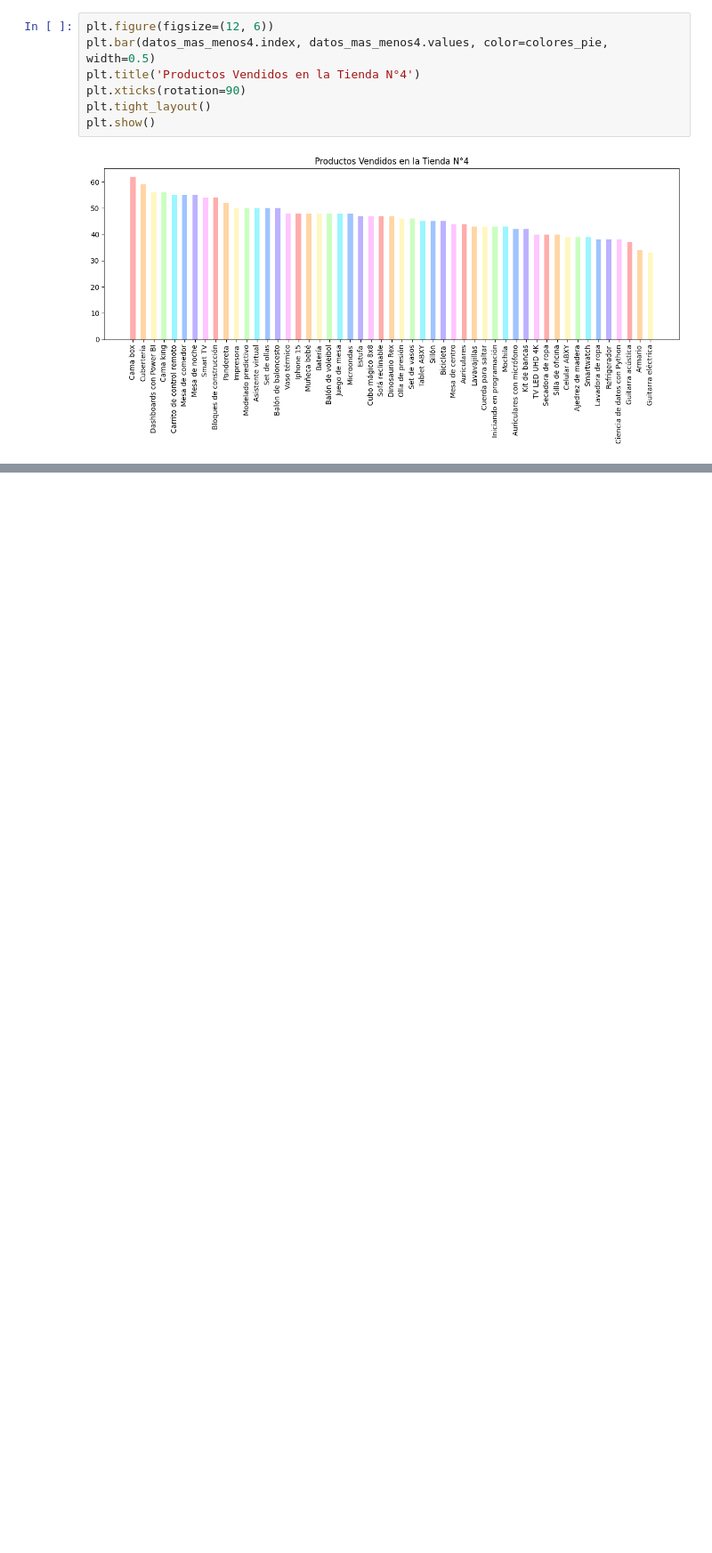
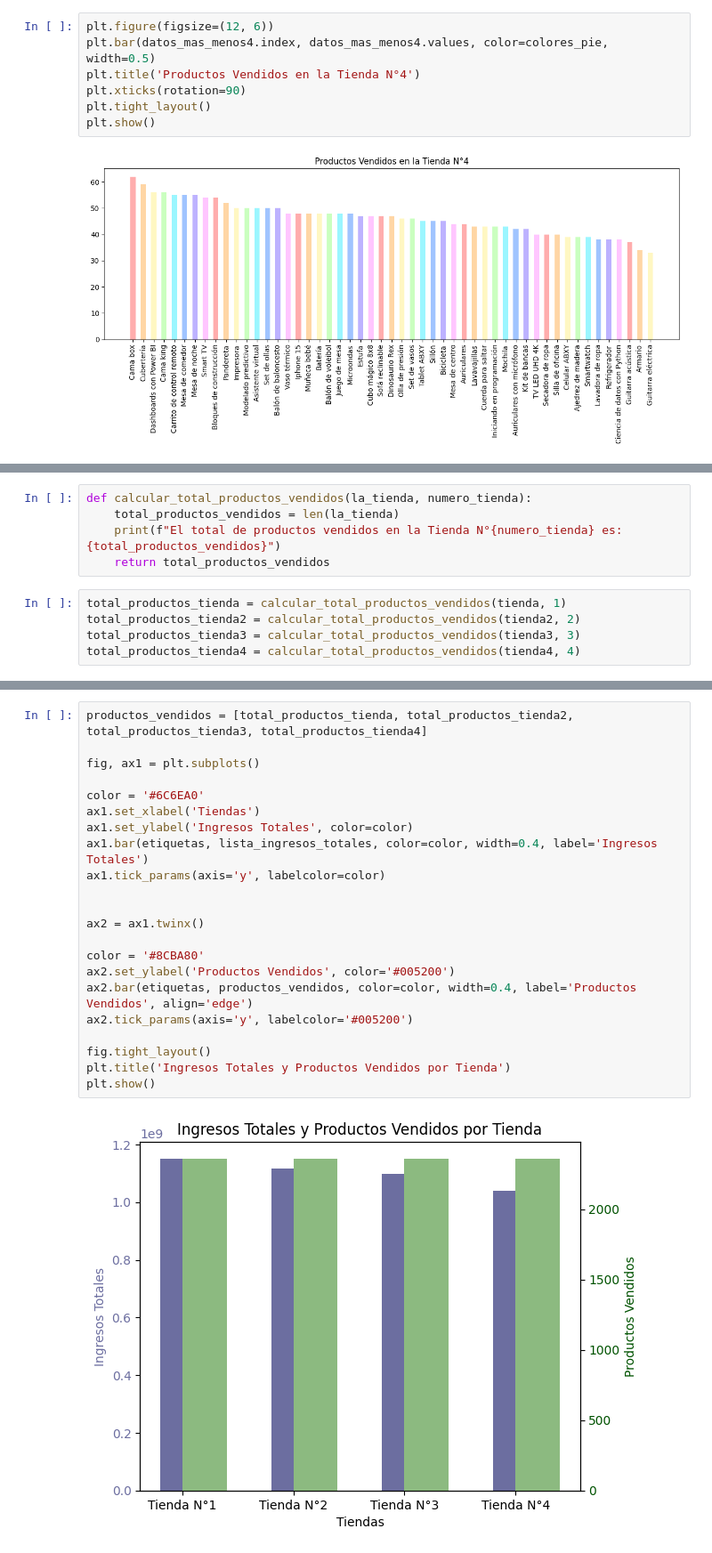
Before and after one commit to yeraldine-arw/challenge-alura-store, a Jupyter notebook: AluraStoreLatam.ipynb, the cells around one changed output, grey strips where cells are left out. Shown at 89% size. Cells and saved outputs as stored; diff of their text form; blank space fills up the shorter version.

```diff
--- a/AluraStoreLatam.ipynb
+++ b/AluraStoreLatam.ipynb
@@ -328,0 +374,10 @@ plt.show()
+# %%
+def calcular_total_productos_vendidos(la_tienda, numero_tienda):
+    total_productos_vendidos = len(la_tienda)
+    print(f"El total de productos vendidos en la Tienda N°{numero_tienda} es: {total_productos_vendidos}")
+    return total_productos_vendidos
+# %%
+total_productos_tienda = calcular_total_productos_vendidos(tienda, 1)
+total_productos_tienda2 = calcular_total_productos_vendidos(tienda2, 2)
+total_productos_tienda3 = calcular_total_productos_vendidos(tienda3, 3)
+total_productos_tienda4 = calcular_total_productos_vendidos(tienda4, 4)
@@ -328,0 +391,24 @@ plt.show()
+# %%
+productos_vendidos = [total_productos_tienda, total_productos_tienda2, total_productos_tienda3, total_productos_tienda4]
+
+fig, ax1 = plt.subplots()
+
+color = '#6C6EA0'
+ax1.set_xlabel('Tiendas')
+ax1.set_ylabel('Ingresos Totales', color=color)
+ax1.bar(etiquetas, lista_ingresos_totales, color=color, width=0.4, label='Ingresos Totales')
+ax1.tick_params(axis='y', labelcolor=color)
+
+
+ax2 = ax1.twinx()
+
+color = '#8CBA80'
+ax2.set_ylabel('Productos Vendidos', color='#005200')
+ax2.bar(etiquetas, productos_vendidos, color=color, width=0.4, label='Productos Vendidos', align='edge')
+ax2.tick_params(axis='y', labelcolor='#005200')
+
+fig.tight_layout()
+plt.title('Ingresos Totales y Productos Vendidos por Tienda')
+plt.show()
+# %% [output]
+[figure, added]
```
Also changed, not shown: parts of 11 cells of this notebook.
